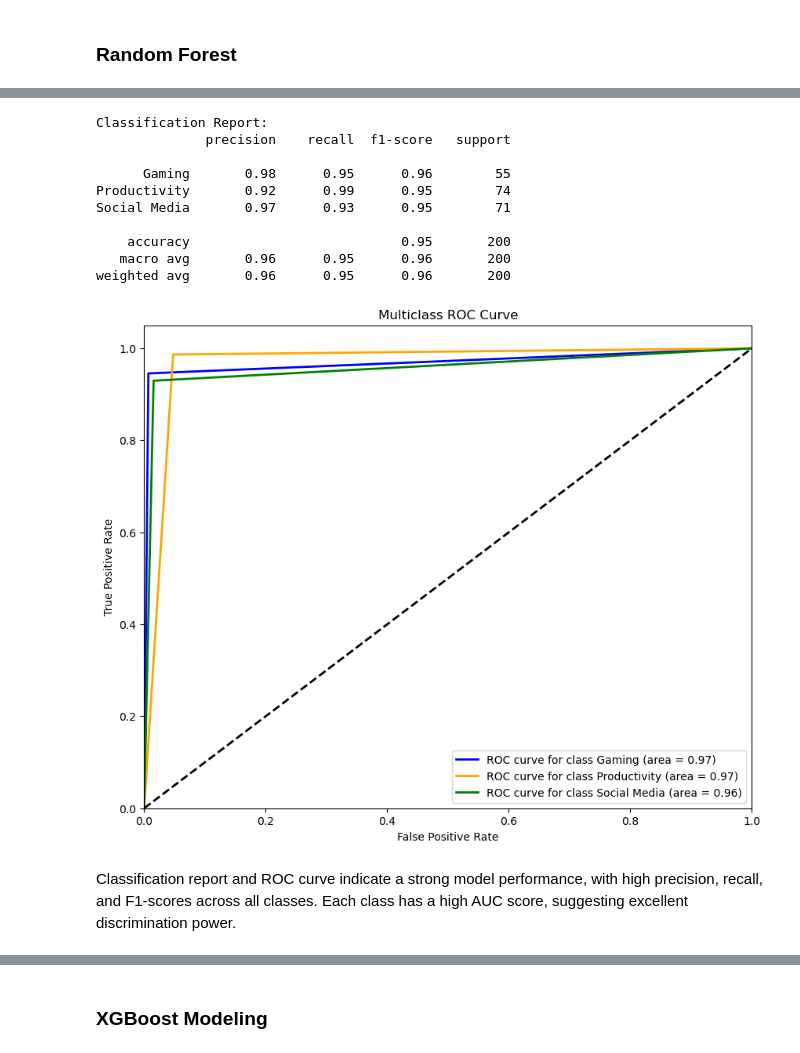
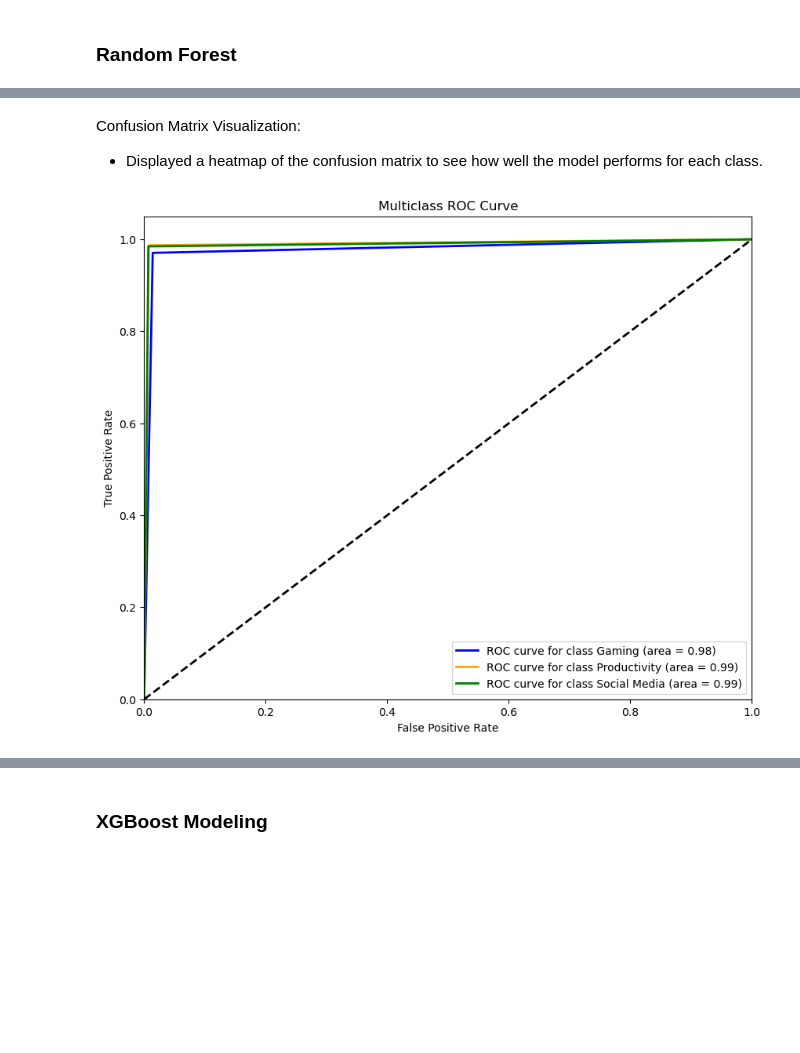
Before and after one commit to ElifSurucu/Understanding-Mobile-Usage-Trends, a Jupyter notebook: Notebooks/Modeling_Notebook_updated.ipynb, the cells around one changed output, grey strips where cells are left out. Cells and saved outputs as stored; diff of their text form; code cells hidden in the pictures; blank space fills up the shorter version.

```diff
--- a/Notebooks/Modeling_Notebook_updated.ipynb
+++ b/Notebooks/Modeling_Notebook_updated.ipynb
@@ -311,0 +320,3 @@ Random Forest model has achieved an accuracy of 0.95
+# %%
+# Step 3: Split the data into training and testing sets
+X_train, X_test, y_train, y_test = train_test_split(X_resampled, y_resampled, test_size=0.2, random_state=0)
@@ -348,49 +402,34 @@ plt.show()
+# %% [markdown]
+Confusion Matrix Visualization:
+
+- Displayed a heatmap of the confusion matrix to see how well the model performs for each class.
 # %%
-# Generate the classification report
-classification_rep = classification_report(y_test, y_pred, target_names=label_encoder.classes_)
-print("Classification Report:")
-print(classification_rep)
-
-# Binarize the labels for multiclass ROC curve calculation
-y_test_binarized = label_binarize(y_test, classes=[0, 1, 2])  # Assuming 3 classes: 0, 1, 2 for Gaming, Productivity, Social Media
+# Step 8: ROC Curve for Each Class
+# Binarize the labels for ROC curve calculation
+y_test_binarized = label_binarize(y_test, classes=[0, 1, 2])
 y_pred_binarized = label_binarize(y_pred, classes=[0, 1, 2])
 
 # Calculate ROC AUC for each class
 n_classes = y_test_binarized.shape[1]
-fpr = dict()
-tpr = dict()
-roc_auc = dict()
-
+fpr, tpr, roc_auc = dict(), dict(), dict()
 for i in range(n_classes):
     fpr[i], tpr[i], _ = roc_curve(y_test_binarized[:, i], y_pred_binarized[:, i])
     roc_auc[i] = auc(fpr[i], tpr[i])
 
 # Plot the ROC curve for each class
 plt.figure(figsize=(10, 8))
 colors = ['blue', 'orange', 'green']
 for i, color in enumerate(colors):
     plt.plot(fpr[i], tpr[i], color=color, lw=2,
              label=f"ROC curve for class {label_encoder.classes_[i]} (area = {roc_auc[i]:0.2f})")
 
 plt.plot([0, 1], [0, 1], 'k--', lw=2)
 plt.xlim([0.0, 1.0])
 plt.ylim([0.0, 1.05])
 plt.xlabel("False Positive Rate")
 plt.ylabel("True Positive Rate")
 plt.title("Multiclass ROC Curve")
 plt.legend(loc="lower right")
 plt.show()
 # %% [output]
-Classification Report:
-              precision    recall  f1-score   support
-
-      Gaming       0.98      0.95      0.96        55
-Productivity       0.92      0.99      0.95        74
-Social Media       0.97      0.93      0.95        71
-
-    accuracy                           0.95       200
-   macro avg       0.96      0.95      0.96       200
-weighted avg       0.96      0.95      0.96       200
-[figure, old version]
+[figure, new version]
-# %% [markdown]
-Classification report and ROC curve indicate a strong model performance, with high precision, recall, and F1-scores across all classes. Each class has a high AUC score, suggesting excellent discrimination power.
```
Also changed, not shown: parts of 47 cells of this notebook.
